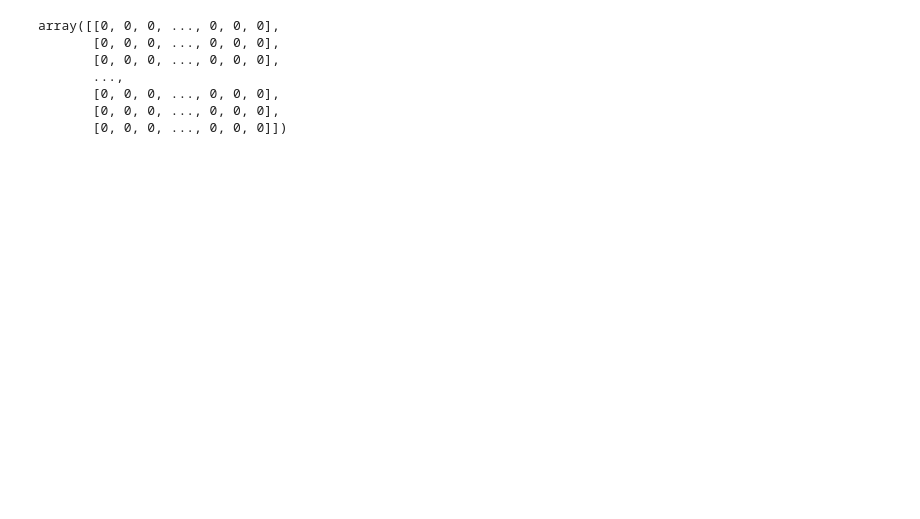
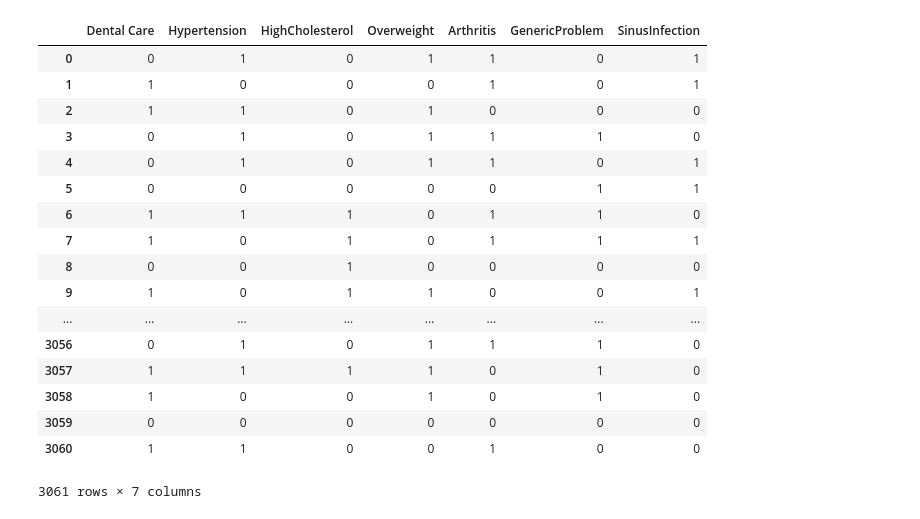
Before and after one commit to CaduceusFAI18/MrCaduceus, a Jupyter notebook: src/train/trainer.ipynb, the cells around one changed output. Cells and saved outputs as stored; diff of their text form; code cells hidden in the pictures; blank space fills up the shorter version.

```diff
--- a/src/train/trainer.ipynb
+++ b/src/train/trainer.ipynb
@@ -22,16 +25,42 @@ Y = Y.merge(X, how='right', on='SEQN').drop(columns=[column for column in list(X
 # %%
 Y = Y.drop(columns=['Unnamed: 0'])
 Y = Y.applymap(lambda x: int(x))
-# %%
-y_cleaned = Y[Y.columns[1:]].as_matrix()
-y_cleaned
-# %% [output]
-array([[0, 0, 0, ..., 0, 0, 0],
-       [0, 0, 0, ..., 0, 0, 0],
-       [0, 0, 0, ..., 0, 0, 0],
-       ...,
-       [0, 0, 0, ..., 0, 0, 0],
-       [0, 0, 0, ..., 0, 0, 0],
-       [0, 0, 0, ..., 0, 0, 0]])
+# %%
+diseases = list(Y.columns.values)
+diseases.remove('SEQN')
+diseases
+
+count = {}
+for disease in diseases:
+    count[disease] = Y[disease].sum()
+sorted_count = sorted(count.items(), key=lambda kv: kv[1], reverse=True)
+
+other_disease = sorted_count[7:]
+other_disease_count = sum([count[1] for count in other_disease])
+
+common_diseases = sorted_count[:7]
+common_disease_name = [cd[0] for cd in common_diseases]
+common_disease_name
+Y_most_common = Y.loc[:, common_disease_name]
+Y_most_common
+# %% [output]
+|  | Dental Care | Hypertension | HighCholesterol | Overweight | Arthritis | GenericProblem | SinusInfection |
+| 0 | 0 | 1 | 0 | 1 | 1 | 0 | 1 |
+| 1 | 1 | 0 | 0 | 0 | 1 | 0 | 1 |
+| 2 | 1 | 1 | 0 | 1 | 0 | 0 | 0 |
+| 3 | 0 | 1 | 0 | 1 | 1 | 1 | 0 |
+| 4 | 0 | 1 | 0 | 1 | 1 | 0 | 1 |
+| 5 | 0 | 0 | 0 | 0 | 0 | 1 | 1 |
+| 6 | 1 | 1 | 1 | 0 | 1 | 1 | 0 |
+| 7 | 1 | 0 | 1 | 0 | 1 | 1 | 1 |
+| 8 | 0 | 0 | 1 | 0 | 0 | 0 | 0 |
+| 9 | 1 | 0 | 1 | 1 | 0 | 0 | 1 |
+| ... | ... | ... | ... | ... | ... | ... | ... |
+| 3056 | 0 | 1 | 0 | 1 | 1 | 1 | 0 |
+| 3057 | 1 | 1 | 1 | 1 | 0 | 1 | 0 |
+| 3058 | 1 | 0 | 0 | 1 | 0 | 1 | 0 |
+| 3059 | 0 | 0 | 0 | 0 | 0 | 0 | 0 |
+| 3060 | 1 | 1 | 0 | 0 | 1 | 0 | 0 |
+3061 rows × 7 columns
 # %%
 scores_rf = {}
```
Also changed, not shown: parts of 11 cells of this notebook, 9 other files.
